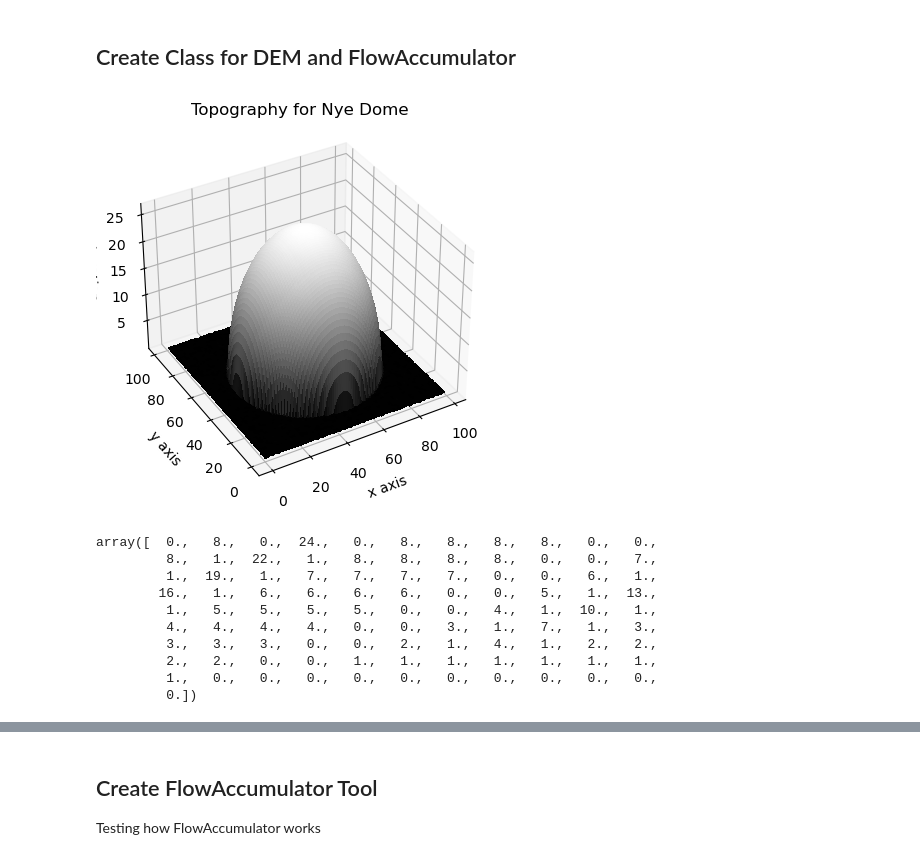
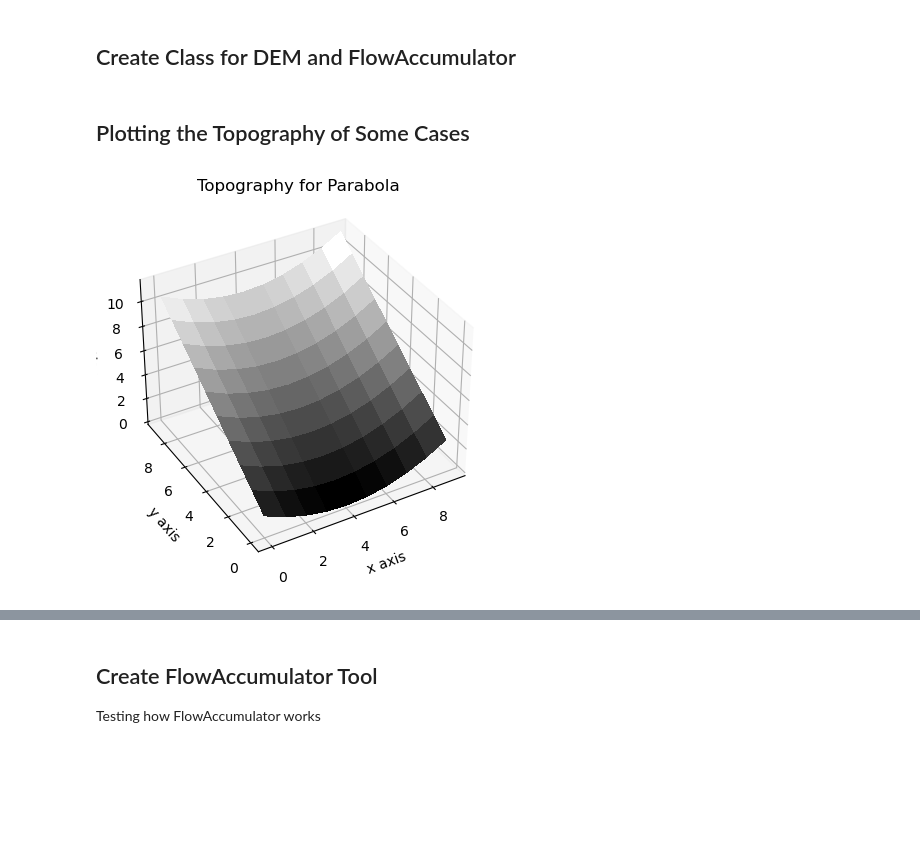
Before and after one commit to csdms-espin/ESPIn_2023_glacial_water_routing, a Jupyter notebook: MeltwaterRunoff.ipynb, the cells around one changed output, grey strips where cells are left out. Cells and saved outputs as stored; diff of their text form; code cells hidden in the pictures; blank space fills up the shorter version.

```diff
--- a/MeltwaterRunoff.ipynb
+++ b/MeltwaterRunoff.ipynb
@@ -46,6 +45,37 @@ class GlacierSurfaceFlow:
         self.fa.run_one_step()
         self.da,self.q = self.fa.accumulate_flow()
 
+    def da_plot(self):
+        self.grid.imshow("drainage_area")
+        plt.show()
+
+    def dem_da_plot(self,title_units='Altitude [masl]', da_threshold1 = 5):
+        data = np.reshape(self.grid.at_node["drainage_area"],self.grid.shape)
+        data2 = np.reshape(self.grid.at_node["topographic__elevation"],self.grid.shape)
+        mymask = np.logical_and(data<da_threshold1,data>=0)
+        overlay_data = np.ma.array(data2, mask=mymask, copy=False)
+        self.grid.imshow(data2, var_name = title_units)
+        self.grid.imshow(overlay_data, color_for_closed=None, cmap="winter", allow_colorbar = False)
+        plt.show()
+
+    def sink_fillin(self, my_Slope=True, nw=1, mct=0):
+        hf = SinkFiller(self.grid, apply_slope=my_Slope)
+        hf.run_one_step()
+        self.fa.run_one_step()
+        self.grid.imshow("drainage_area")
+        prf = ChannelProfiler(
+            self.grid, number_of_watersheds=nw, main_channel_only=False, minimum_channel_threshold=mct
+        )
+        prf.run_one_step()
+        plt.figure()
+        prf.plot_profiles()
+        plt.show()
+
+        plt.figure()
+        prf.plot_profiles_in_map_view()
+        plt.show()
+
+
     def surf_plot(self,surface='topographic__elevation', title=None):
         if title == None:
             title = f'Topography for {self.case}'
@@ -71,22 +101,10 @@ class GlacierSurfaceFlow:
         ax.set_zlabel('elevation')
         plt.title(title)
         plt.show()
+# %% [markdown]
+## Plotting the Topography of Some Cases
 # %%
-test = GlacierSurfaceFlow('Nye Dome')
-test.surf_plot()
+mg = GlacierSurfaceFlow('Parabola')
+mg.surf_plot()
 # %% [output]
-[figure, old version]
+[figure, new version]
-# %%
-test.create_flow_acc()
-test.q
-# %% [output]
-array([  0.,   8.,   0.,  24.,   0.,   8.,   8.,   8.,   8.,   0.,   0.,
-         8.,   1.,  22.,   1.,   8.,   8.,   8.,   8.,   0.,   0.,   7.,
-         1.,  19.,   1.,   7.,   7.,   7.,   7.,   0.,   0.,   6.,   1.,
-        16.,   1.,   6.,   6.,   6.,   6.,   0.,   0.,   5.,   1.,  13.,
-         1.,   5.,   5.,   5.,   5.,   0.,   0.,   4.,   1.,  10.,   1.,
-         4.,   4.,   4.,   4.,   0.,   0.,   3.,   1.,   7.,   1.,   3.,
-         3.,   3.,   3.,   0.,   0.,   2.,   1.,   4.,   1.,   2.,   2.,
-         2.,   2.,   0.,   0.,   1.,   1.,   1.,   1.,   1.,   1.,   1.,
-         1.,   0.,   0.,   0.,   0.,   0.,   0.,   0.,   0.,   0.,   0.,
-         0.])
```
Also changed, not shown: parts of 21 cells of this notebook.
